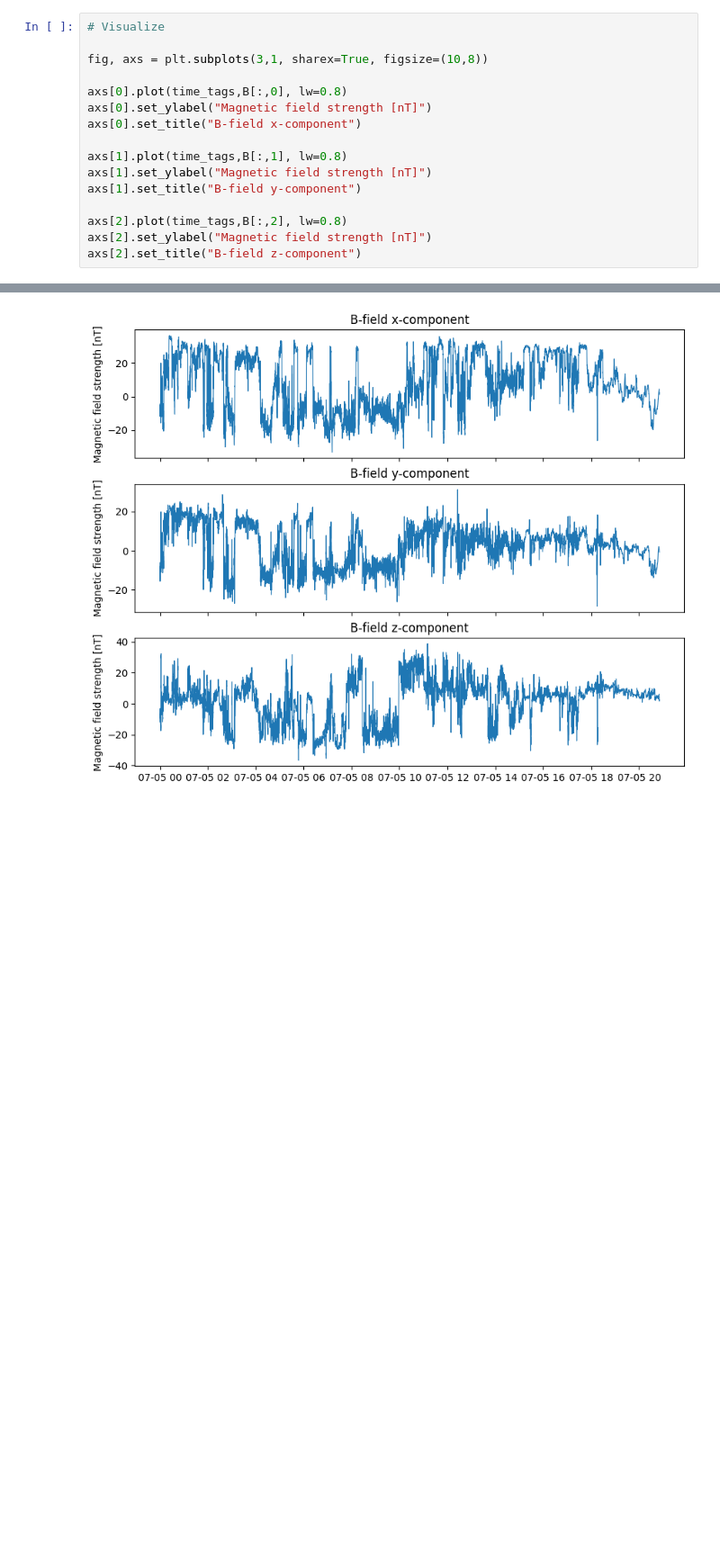
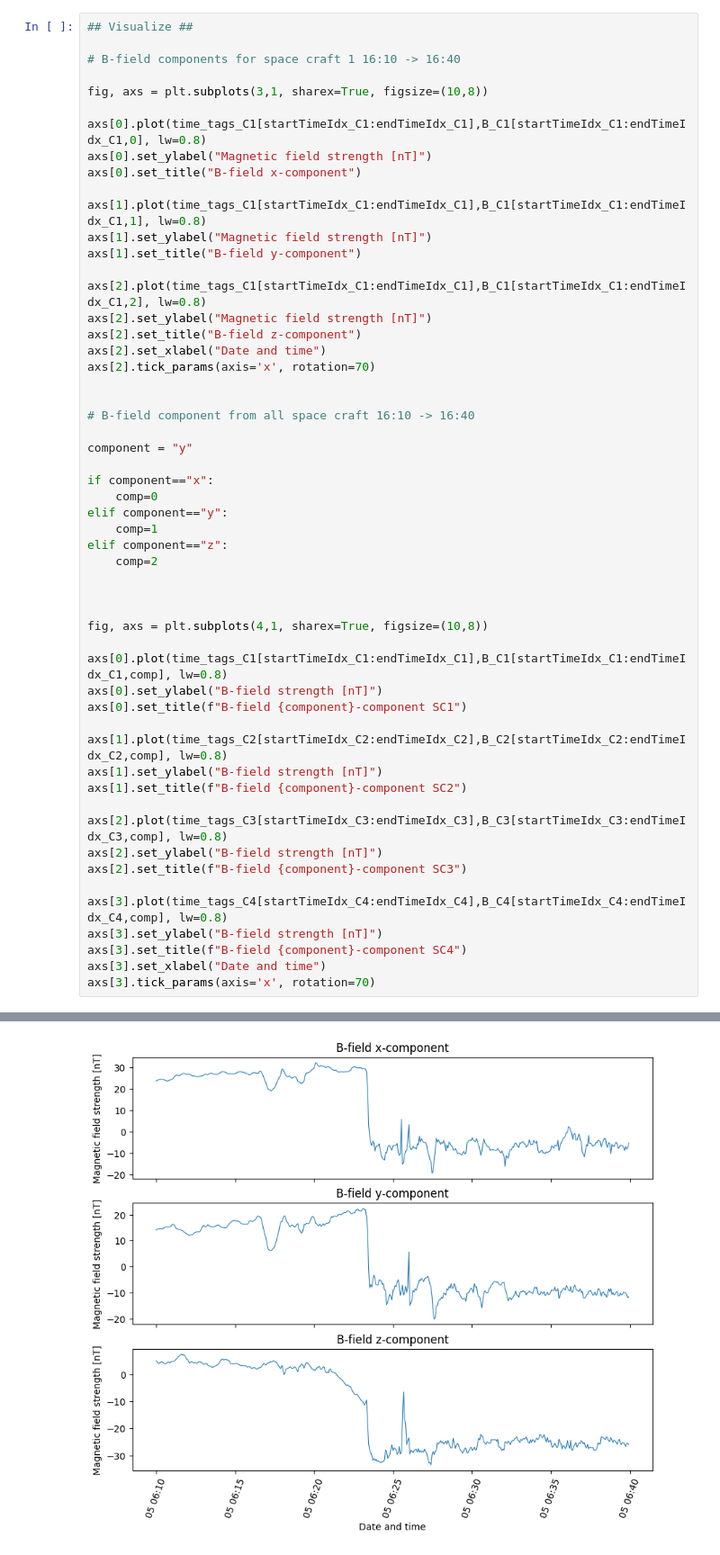
Before and after one commit to Emilwikk/Space-Physics-Labs, a Jupyter notebook: src/Magnetopause.ipynb, the cells around one changed output, grey strips where cells are left out. Shown at 90% size. Cells and saved outputs as stored; diff of their text form; blank space fills up the shorter version.

```diff
--- a/src/Magnetopause.ipynb
+++ b/src/Magnetopause.ipynb
@@ -31,17 +82,55 @@ UNITS: nT [CDF_CHAR]
 # %%
-# Visualize
+## Visualize ##
+
+# B-field components for space craft 1 16:10 -> 16:40
 
 fig, axs = plt.subplots(3,1, sharex=True, figsize=(10,8))
 
-axs[0].plot(time_tags,B[:,0], lw=0.8)
+axs[0].plot(time_tags_C1[startTimeIdx_C1:endTimeIdx_C1],B_C1[startTimeIdx_C1:endTimeIdx_C1,0], lw=0.8)
 axs[0].set_ylabel("Magnetic field strength [nT]")
 axs[0].set_title("B-field x-component")
 
-axs[1].plot(time_tags,B[:,1], lw=0.8)
+axs[1].plot(time_tags_C1[startTimeIdx_C1:endTimeIdx_C1],B_C1[startTimeIdx_C1:endTimeIdx_C1,1], lw=0.8)
 axs[1].set_ylabel("Magnetic field strength [nT]")
 axs[1].set_title("B-field y-component")
 
-axs[2].plot(time_tags,B[:,2], lw=0.8)
+axs[2].plot(time_tags_C1[startTimeIdx_C1:endTimeIdx_C1],B_C1[startTimeIdx_C1:endTimeIdx_C1,2], lw=0.8)
 axs[2].set_ylabel("Magnetic field strength [nT]")
 axs[2].set_title("B-field z-component")
+axs[2].set_xlabel("Date and time")
+axs[2].tick_params(axis='x', rotation=70)
+
+
+# B-field component from all space craft 16:10 -> 16:40
+
+component = "y"
+
+if component=="x":
+    comp=0
+elif component=="y":
+    comp=1
+elif component=="z":
+    comp=2
+
+
+
+fig, axs = plt.subplots(4,1, sharex=True, figsize=(10,8))
+
+axs[0].plot(time_tags_C1[startTimeIdx_C1:endTimeIdx_C1],B_C1[startTimeIdx_C1:endTimeIdx_C1,comp], lw=0.8)
+axs[0].set_ylabel("B-field strength [nT]")
+axs[0].set_title(f"B-field {component}-component SC1")
+
+axs[1].plot(time_tags_C2[startTimeIdx_C2:endTimeIdx_C2],B_C2[startTimeIdx_C2:endTimeIdx_C2,comp], lw=0.8)
+axs[1].set_ylabel("B-field strength [nT]")
+axs[1].set_title(f"B-field {component}-component SC2")
+
+axs[2].plot(time_tags_C3[startTimeIdx_C3:endTimeIdx_C3],B_C3[startTimeIdx_C3:endTimeIdx_C3,comp], lw=0.8)
+axs[2].set_ylabel("B-field strength [nT]")
+axs[2].set_title(f"B-field {component}-component SC3")
+
+axs[3].plot(time_tags_C4[startTimeIdx_C4:endTimeIdx_C4],B_C4[startTimeIdx_C4:endTimeIdx_C4,comp], lw=0.8)
+axs[3].set_ylabel("B-field strength [nT]")
+axs[3].set_title(f"B-field {component}-component SC4")
+axs[3].set_xlabel("Date and time")
+axs[3].tick_params(axis='x', rotation=70)
 # %% [output]
@@ -49 +137 @@ Text(0.5, 1.0, 'B-field z-component')
-[figure, old version]
+[figure, new version]
```
Also changed, not shown: parts of 4 cells of this notebook.
